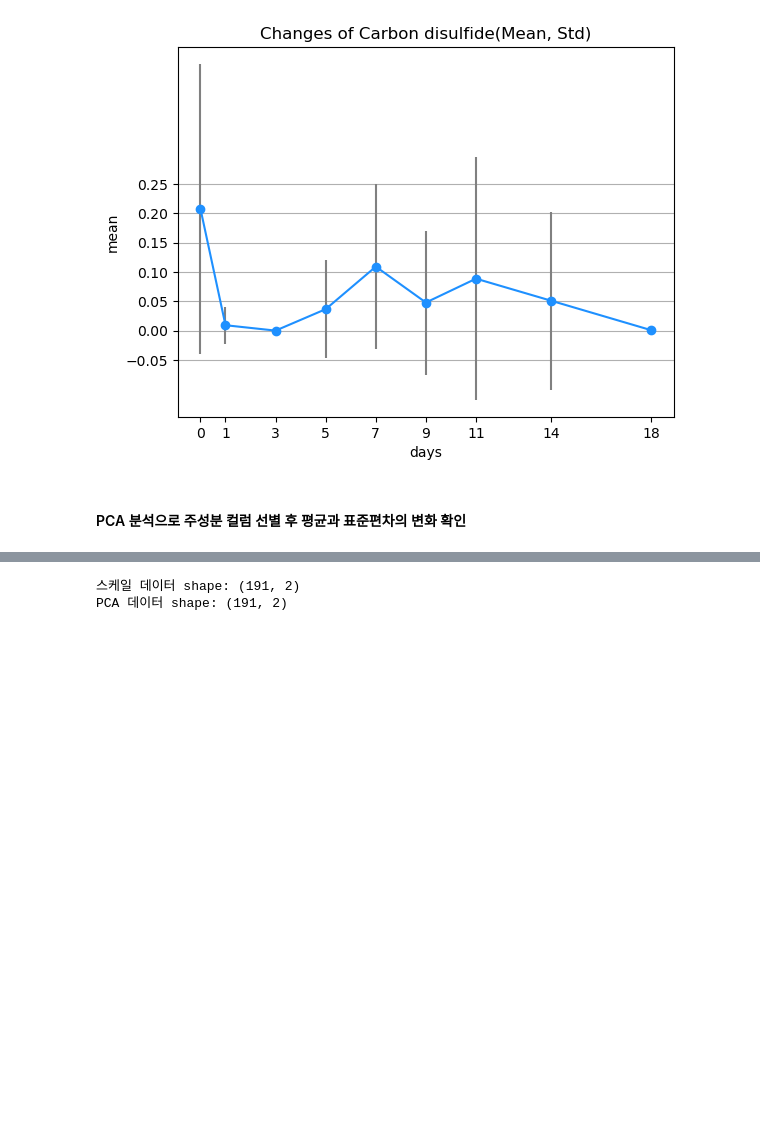
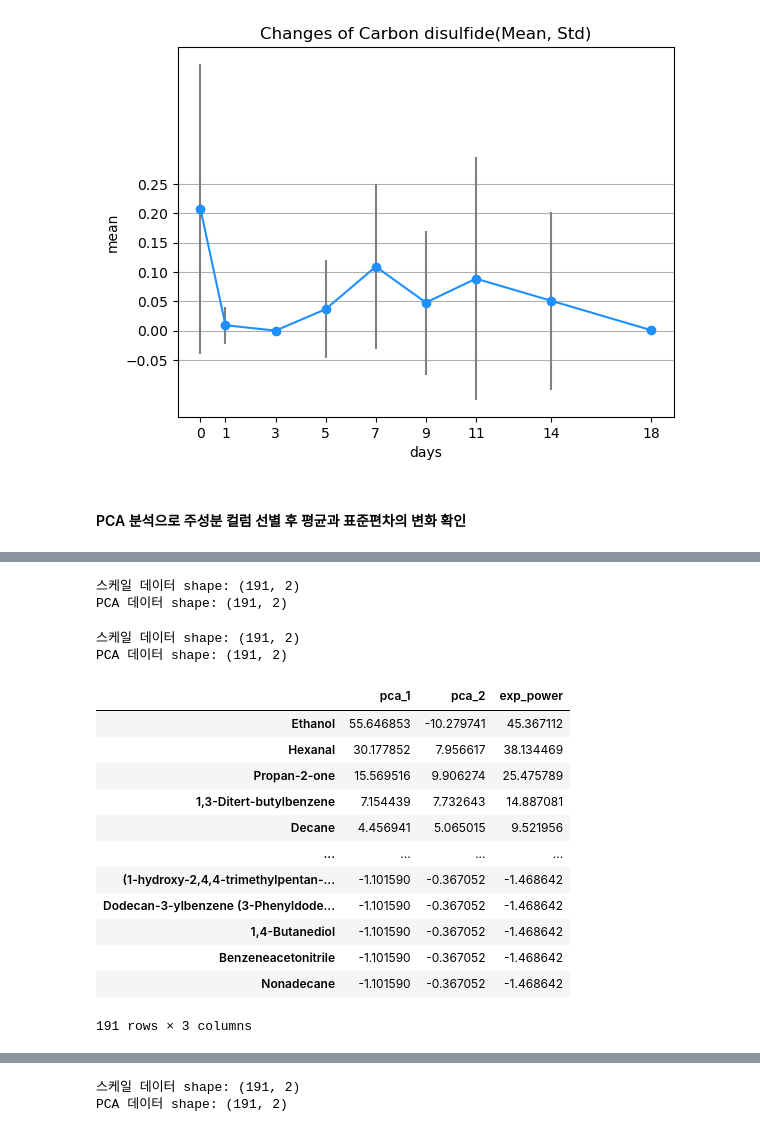
Before and after one commit to cosmos17/2025_STLab, a Jupyter notebook: Flavor/01_Volatile.ipynb, the cells around one changed output, grey strips where cells are left out. Saved outputs shown, nothing was run; the diff lists cells and outputs as text; code cells hidden in the pictures; blank space fills up the shorter version.

```diff
--- a/Flavor/01_Volatile.ipynb
+++ b/Flavor/01_Volatile.ipynb
@@ -384,0 +393,55 @@ from sklearn.decomposition import PCA
+# %%
+def PCA_df(df, ncomponents_=2, index_=vol00.columns):
+    # 스케일링
+
+    scaler = StandardScaler() # PCA가 분산 기반이므로 특정 feature의 큰 분산에 의한 왜곡 방지
+    df_scaled = scaler.fit_transform(df.T)
+
+    pca = PCA(n_components=ncomponents_)
+    pca.fit(df_scaled)
+    pca_df = pca.transform(df_scaled)
+
+    print(f"스케일 데이터 shape: {pca_df.shape}")
+    print(f"PCA 데이터 shape: {pca_df.shape}")
+
+    # PCA 데이터 프레임 생성
+    pca_columns = ['pca_1','pca_2']
+
+    pca_df = pd.DataFrame(pca_df, columns=pca_columns)
+    pca_df['exp_power'] = pca_df['pca_1'] + pca_df['pca_2']
+    pca_df.index = index_
+    pca_df.sort_values(by=['exp_power', 'pca_1',], ascending=False, inplace=True)
+
+    return pca, pca_df
+# %%
+scaler = StandardScaler()
+df_scaled = scaler.fit_transform(vol00.T)
+
+pca = PCA(n_components=2)
+pca.fit(df_scaled)
+pca_df = pca.transform(df_scaled)
+
+print(f"스케일 데이터 shape: {pca_df.shape}")
+print(f"PCA 데이터 shape: {pca_df.shape}")
+# %% [output]
+스케일 데이터 shape: (191, 2)
+PCA 데이터 shape: (191, 2)
+# %%
+vol00_pca, vol00_pca_df = PCA_df(vol00)
+vol00_pca_df
+# %% [output]
+스케일 데이터 shape: (191, 2)
+PCA 데이터 shape: (191, 2)
+|  | pca_1 | pca_2 | exp_power |
+| Ethanol | 55.646853 | -10.279741 | 45.367112 |
+| Hexanal | 30.177852 | 7.956617 | 38.134469 |
+| Propan-2-one | 15.569516 | 9.906274 | 25.475789 |
+| 1,3-Ditert-butylbenzene | 7.154439 | 7.732643 | 14.887081 |
+| Decane | 4.456941 | 5.065015 | 9.521956 |
+| ... | ... | ... | ... |
+| (1-hydroxy-2,4,4-trimethylpentan-... | -1.101590 | -0.367052 | -1.468642 |
+| Dodecan-3-ylbenzene (3-Phenyldode... | -1.101590 | -0.367052 | -1.468642 |
+| 1,4-Butanediol | -1.101590 | -0.367052 | -1.468642 |
+| Benzeneacetonitrile | -1.101590 | -0.367052 | -1.468642 |
+| Nonadecane | -1.101590 | -0.367052 | -1.468642 |
+191 rows × 3 columns
```
Also changed, not shown: parts of 17 cells of this notebook, 10 other files.
